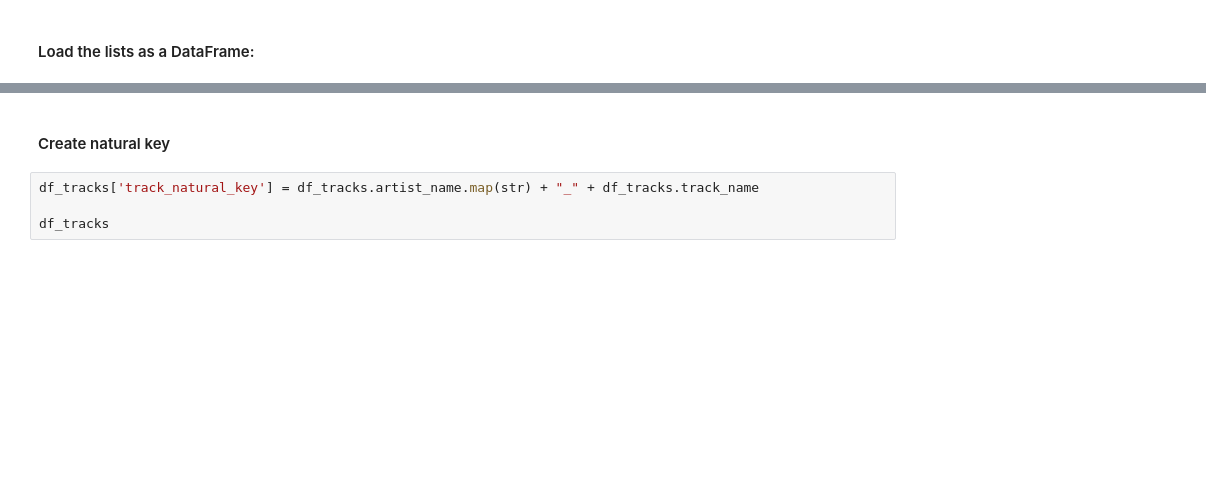
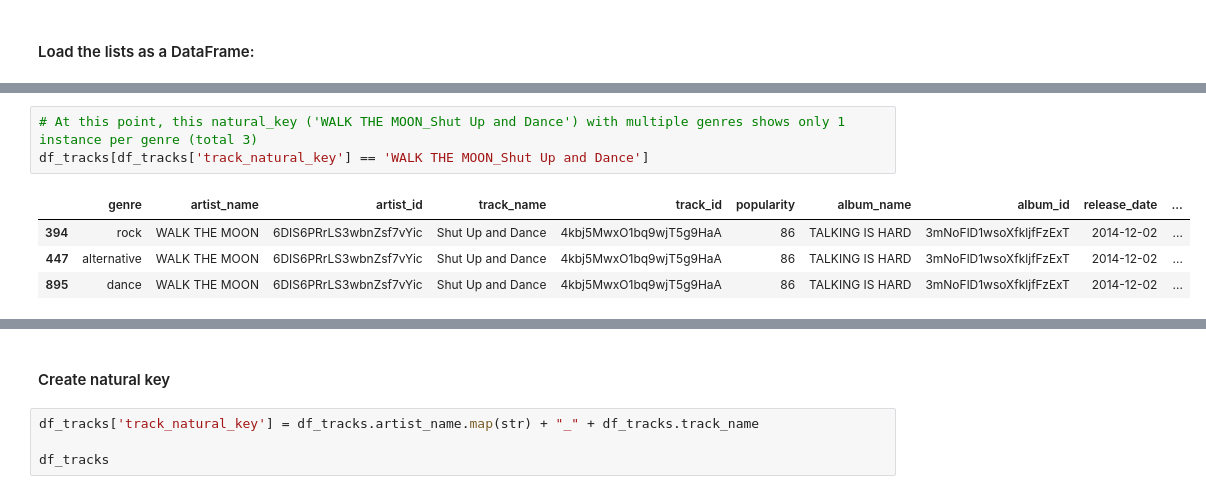
Before and after one commit to SOKAJ-7/M20---Group_11_Project, a Jupyter notebook: data_retrieval_using_Spotipy.ipynb, the cells around one changed output, grey strips where cells are left out. Saved outputs shown, nothing was run; the diff lists cells and outputs as text; blank space fills up the shorter version.

```diff
--- a/data_retrieval_using_Spotipy.ipynb
+++ b/data_retrieval_using_Spotipy.ipynb
@@ -156,0 +168,8 @@ df_tracks.shape
+# %%
+# At this point, this natural_key ('WALK THE MOON_Shut Up and Dance') with multiple genres shows only 1 instance per genre (total 3)
+df_tracks[df_tracks['track_natural_key'] == 'WALK THE MOON_Shut Up and Dance']
+# %% [output]
+|  | genre | artist_name | artist_id | track_name | track_id | popularity | album_name | album_id | release_date | ... |
+| 394 | rock | WALK THE MOON | 6DIS6PRrLS3wbnZsf7vYic | Shut Up and Dance | 4kbj5MwxO1bq9wjT5g9HaA | 86 | TALKING IS HARD | 3mNoFlD1wsoXfkljfFzExT | 2014-12-02 | ... |
+| 447 | alternative | WALK THE MOON | 6DIS6PRrLS3wbnZsf7vYic | Shut Up and Dance | 4kbj5MwxO1bq9wjT5g9HaA | 86 | TALKING IS HARD | 3mNoFlD1wsoXfkljfFzExT | 2014-12-02 | ... |
+| 895 | dance | WALK THE MOON | 6DIS6PRrLS3wbnZsf7vYic | Shut Up and Dance | 4kbj5MwxO1bq9wjT5g9HaA | 86 | TALKING IS HARD | 3mNoFlD1wsoXfkljfFzExT | 2014-12-02 | ... |
```
Also changed, not shown: parts of 44 cells of this notebook.
